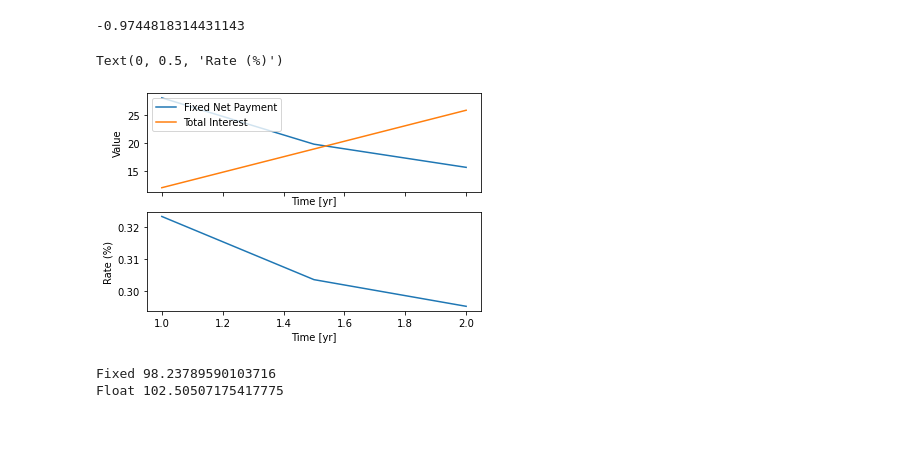
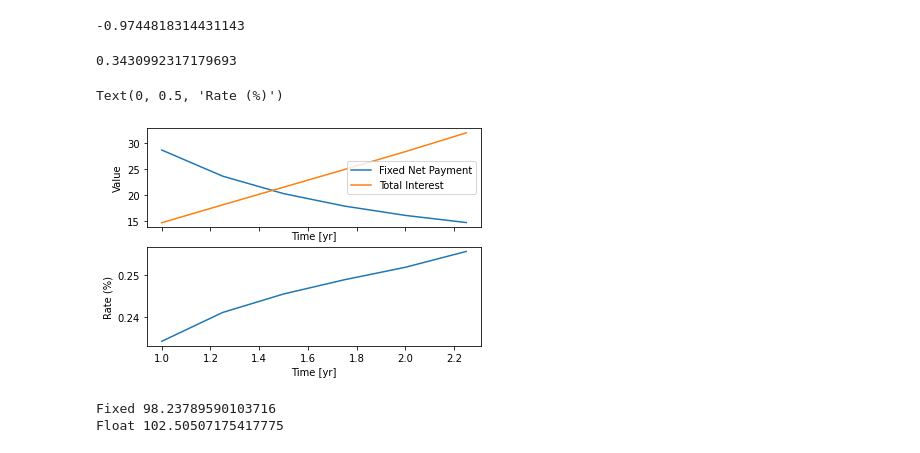
Before and after one commit to LuukOudshoorn25/SPFDM1, a Jupyter notebook: SPFDM 1.ipynb, the cells around one changed output. Saved outputs shown, nothing was run; the diff lists cells and outputs as text; code cells hidden in the pictures.

```diff
--- a/SPFDM 1.ipynb
+++ b/SPFDM 1.ipynb
@@ -276,18 +276,16 @@ class swaps():
         value += (100+rate*self.dT)*discount_factor
         return value
 
-    def floating_bond(self,libor):
+    def floating_bond(self,libor, principal=100):
         """Floating bond is worth par after the first next payment
            and pays the LIBOR rate"""
         time_remaining = self.lifetime + self.swapstart
         start     = [self.swapstart+w*self.dT for w in range(0,1000)]
         start     = np.sort(np.abs(start))[1]
-
         discount_rate = zerocurve.loc[start].iloc[0]
 
         discount_factor = np.exp(-start*discount_rate/100)
-        value = (100+libor * self.dT) * discount_factor
-
+        value = (principal+ principal*(libor/100) * self.dT) * discount_factor
         return value
 
     def valuate_call(self,x):
@@ -308,20 +306,21 @@ class swaps():
         interest = 0
         for i, timestep in enumerate(timesteps):
             discount_rate = zerocurve.loc[timestep+self.dT].iloc[0]
-            interest += (rate*self.dT) * (100 - (i+1)*repay)
+            interest += (rate*self.dT) * (100 - i*repay)
         return interest, (repay+(interest/n_periods))
 
-    def value_amortized(self,rate):
+    def value_amortized(self,rate,principal=100):
         n_periods = self.lifetime / self.dT
         repay = 100/(n_periods)
-        timesteps = np.arange(self.swapstart,self.lifetime,self.dT)
-        payoff = 0
+        timesteps = np.arange(self.swapstart+self.dT,self.lifetime+self.dT,self.dT)
+        short = 0
         for i, timestep in enumerate(timesteps):
-            discount_rate = zerocurve.loc[timestep+self.dT].iloc[0]
-            discount_factor = np.exp(-(timestep+self.dT)*discount_rate/100)
-            discounted_cash = ((rate*self.dT) * (100 - (i+1)*repay) + repay) * discount_factor
-            payoff += discounted_cash
-        return np.abs(payoff-100)
+            discount_rate = zerocurve.loc[timestep].iloc[0]
+            discount_factor = np.exp(-(timestep)*discount_rate/100)
+            discounted_cash = ((rate*self.dT) * (100 - i*repay) + repay) * discount_factor
+            short += discounted_cash
+        long = self.floating_bond(self.floatlibor, principal)
+        return np.abs(short - long)
 
     def get_amortized_rate(self):
         from scipy.optimize import minimize
@@ -351,32 +350,37 @@ paper_example()
 Fixed 96.60929802037867
 Float 97.58377985182179
 -0.9744818314431143
+# %%
+amortized = swaps(0,5)
+amortized.get_amortized_rate()
+# %% [output]
+0.3430992317179693
 # %%
 # find amortizing rate
 zerocurve['Zero rate'] = zerocurve_base['Zero rate']
-years = np.arange(1, 2.5, 0.5)
+years = np.arange(1, 2.5, 0.25)
 amor_rate = np.zeros(len(years))
 payments = np.zeros(len(years))
 interests = np.zeros(len(years))
 for i, year in enumerate(years):
     amortized = swaps(0,year)
     value = amortized.get_amortized_rate()
     amor_rate[i] = value
     interest, repay = amortized.amortized_client(value)
     payments[i] = repay
     interests[i] = interest
 fig, (ax1,ax2) = plt.subplots(2,1,sharex=True)
 ax1.plot(years, payments, label='Fixed Net Payment')
 ax1.plot(years, interests, label='Total Interest')
 ax1.set_xlabel('Time [yr]')
 ax1.set_ylabel('Value')
 ax1.legend()
 ax2.plot(years, amor_rate)
 ax2.set_xlabel('Time [yr]')
 ax2.set_ylabel('Rate (%)')
 # %% [output]
 Text(0, 0.5, 'Rate (%)')
-[figure, old version]
+[figure, new version]
 # %%
 years = np.arange(0.5, 5.5, 0.5)
 amor_rate = np.zeros(len(years))
```
Also changed, not shown: parts of 1 cell of this notebook.
